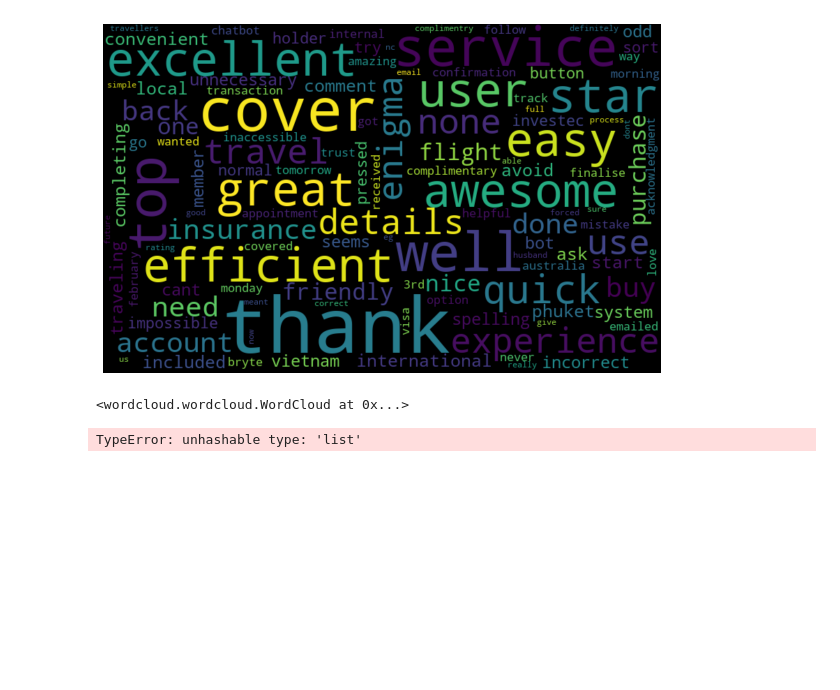
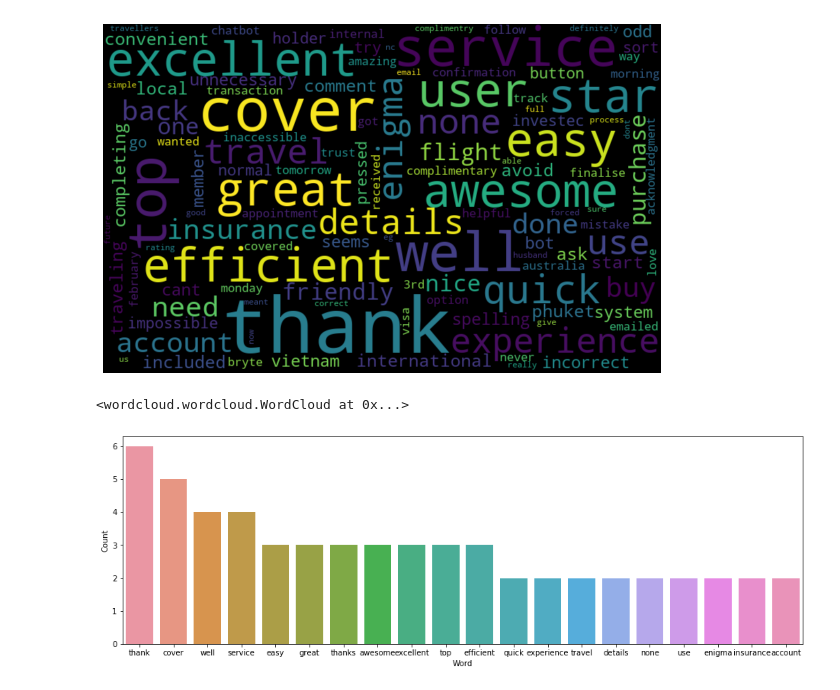
Before and after one commit to ThePhiri/ProjectAkili, a Jupyter notebook: data_exploration.ipynb, the cells around one changed output. Saved outputs shown, nothing was run; the diff lists cells and outputs as text; code cells hidden in the pictures; blank space fills up the shorter version.

Commit message:
create bar plot for most frequent words

```diff
--- a/data_exploration.ipynb
+++ b/data_exploration.ipynb
@@ -78,6 +79,6 @@ comments_df.head(10)
 | 57 | "no" | "4" |
 | 60 | "we are traveling to phuket as we... | "4" |
 # %%
-tokenized_comment = comments_df['comments'].apply(lambda x: x.split()) # tokenizing
+tokenized_comment = comments_df['comments'].apply(word_tokenize)
 tokenized_comment.head()
 # %% [output]
@@ -102,23 +103,20 @@ wordcloud.to_file('data/images/' + filename + '.png')
 # %%
 #remove stop words
 stop_words = set(stopwords.words('english'))
-filtered_comments = [w for w in tokenized_comment if not w in stop_words]
-filtered_comments = []
-for w in tokenized_comment:
-    if w not in stop_words:
-        filtered_comments.append(w)
-
-print(filtered_comments)
+filtered_comments = tokenized_comment.apply(lambda x: [word for word in x if word not in stop_words and word.isalnum()])
-# %% [output]
-TypeError: unhashable type: 'list'
 # %%
-comments = sum(tokenized_comment, [])
+comments = sum(filtered_comments, [])
 a = nltk.FreqDist(comments)
-d = pd.DataFrame({'Hashtag':list(a.keys()),
+d = pd.DataFrame({'Word':list(a.keys()),
                   'Count': list(a.values())})
-# selecting top 20 most frequent hashtags
+# selecting top 20 most frequent words
 d = d.nlargest(columns="Count", n = 20)
 plt.figure(figsize=(16,5))
-ax = sns.barplot(data=d, x= "Hashtag", y = "Count")
+ax = sns.barplot(data=d, x= "Word", y = "Count")
 ax.set(ylabel = 'Count')
 plt.show()
+filename = "bar_plot_words_%s.xlsm" % (datetime.datetime.now().strftime('%Y%m%d%H%M'))
+fig = ax.get_figure()
+fig.savefig('data/images/' + filename + '.png')
+# %% [output]
+[figure, added]
```
Also changed, not shown: parts of 2 cells of this notebook, 2 other files.
